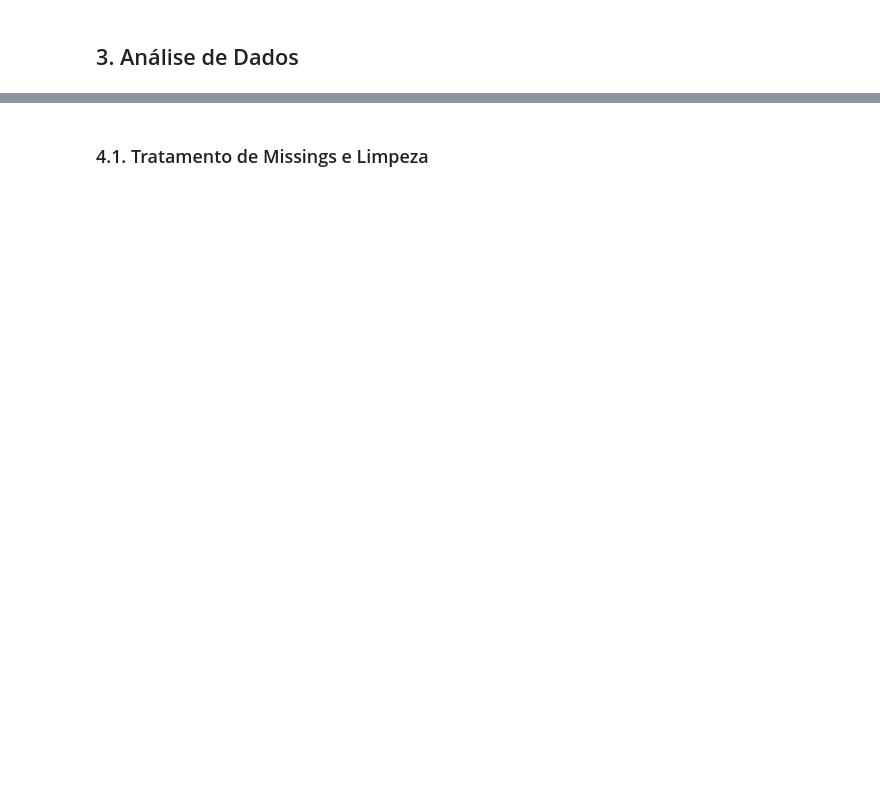
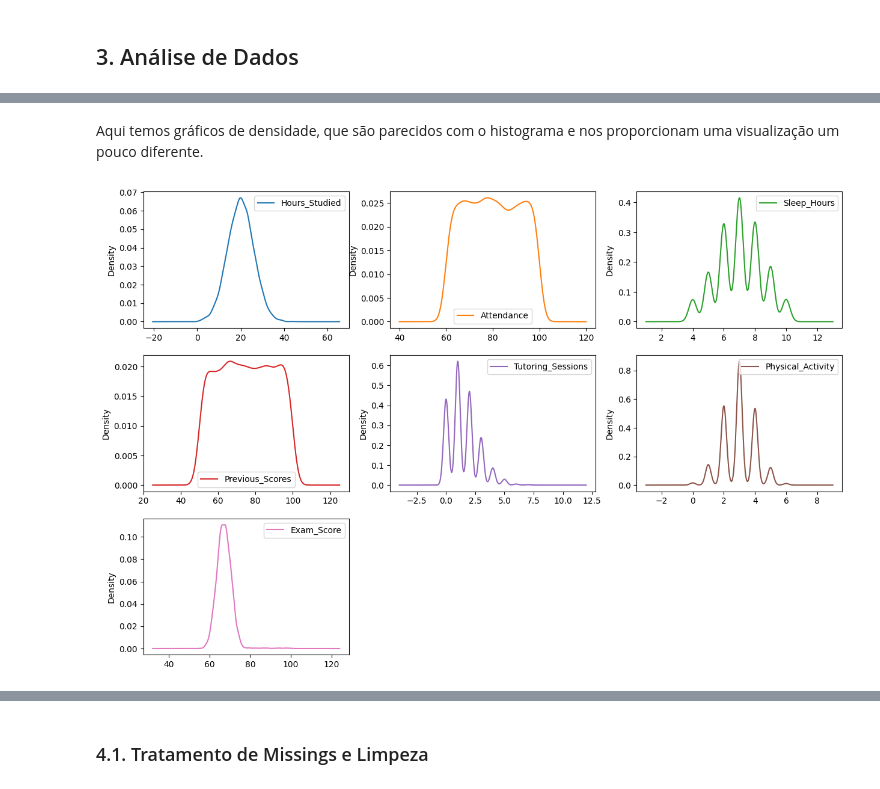
Before and after one commit to lucassiro/mvp_analise_de_dados, a Jupyter notebook: MVP_analise_de_dados.ipynb, the cells around one changed output, grey strips where cells are left out. Cells and saved outputs as stored; diff of their text form; code cells hidden in the pictures; blank space fills up the shorter version.

```diff
--- a/MVP_analise_de_dados.ipynb
+++ b/MVP_analise_de_dados.ipynb
@@ -227,0 +173,8 @@ Nesta etapa, poderíamos realizar diversas operações de preparação de dados,
+# %% [markdown]
+Aqui temos gráficos de densidade, que são parecidos com o histograma e nos proporcionam uma visualização um pouco diferente.
+# %%
+# Density Plot
+df[numerical].plot(kind="density", subplots=True, layout=(3, 3), sharex=False, figsize=(15, 10))
+plt.show()
+# %% [output]
+[figure, added]
```
Also changed, not shown: parts of 74 cells of this notebook.
